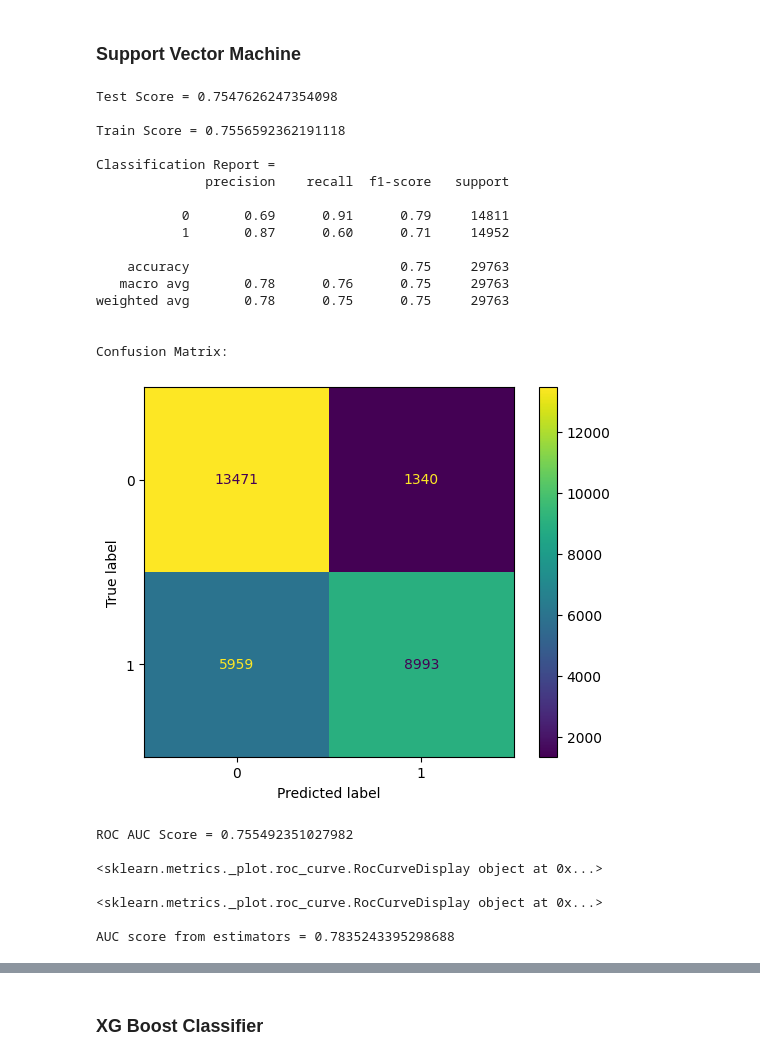
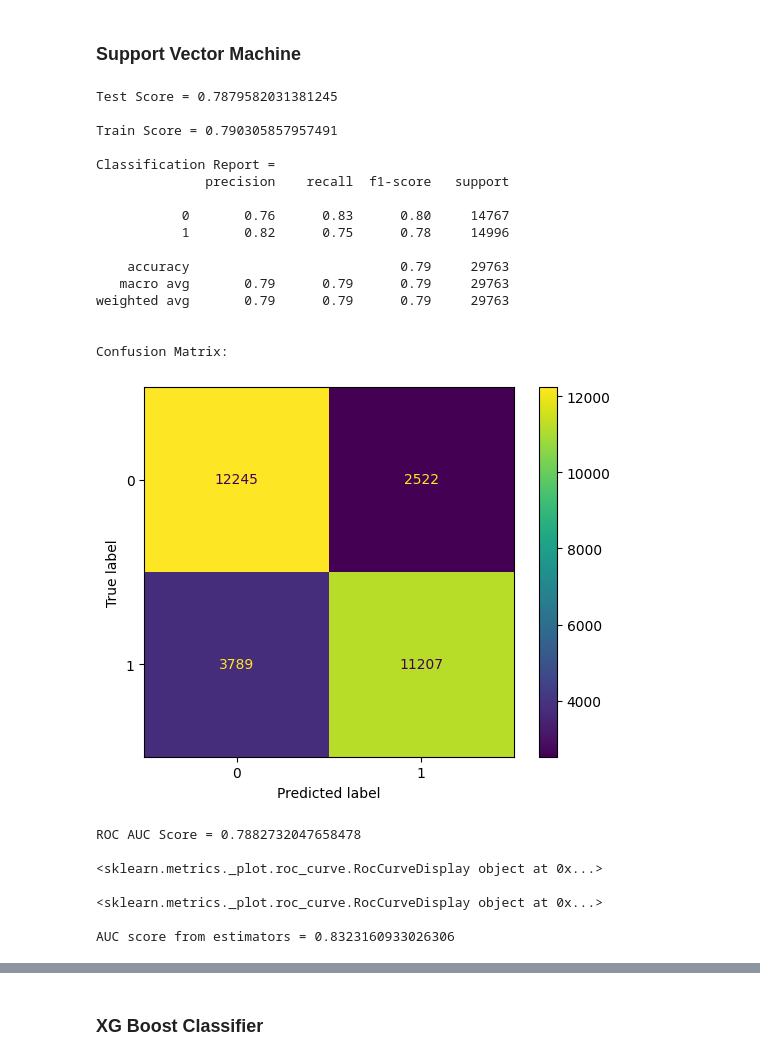
Before and after one commit to DDK1127/work_project, a Jupyter notebook: Phishing_Detection_url.ipynb, the cells around one changed output, grey strips where cells are left out. Drawn from its saved outputs; the diff is of its cells as text; code cells hidden in the pictures.

```diff
--- a/Phishing_Detection_url.ipynb
+++ b/Phishing_Detection_url.ipynb
@@ -266,5 +304,21 @@ AUC score from estimators = 0.885878899079354
 # %% [markdown]
 ### Random Forest Classifier
 # %%
-results['Random Forest'] = model_development(RandomForest)
+RandomForest = RandomForestClassifier(max_depth = None, max_features = 'sqrt', min_samples_leaf = 1, min_samples_split = 2, n_estimators = 350)
+# max_depth = None, max_features = 'sqrt', min_samples_leaf = 1, min_samples_split = 2, n_estimators = 350
+'''
+param_grid = {
+    'n_estimators': [200, 300, 350, 400],
+    'max_depth': [3, 5, None],
+    'min_samples_split': [1, 2, 5, 10],
+    'min_samples_leaf': [1, 2, 4],
+    'max_features': ['sqrt', 'log2', None]
+}
+grid_search = GridSearchCV(RandomForest, param_grid, cv=5)
+grid_search.fit(x_train, y_train)
+
+print("Best Parameters:", grid_search.best_params_)
+'''
+RandomForest.fit(x_train,y_train)
+results['Random Forest'] = model_development(x_train, y_train, x_test, y_test, RandomForest)
 # %% [output]
@@ -297,5 +351,7 @@ AUC score from estimators = 0.9695753302743514
 # %% [markdown]
 ### Naive Bayes
 # %%
-results['Naive Bayes'] = model_development(Naive)
+Naive = BernoulliNB()
+Naive.fit(x_train,y_train)
+results['Naive Bayes'] = model_development(x_train, y_train, x_test, y_test, Naive)
 # %% [output]
@@ -328,29 +384,44 @@ AUC score from estimators = 0.8425041694424115
 # %% [markdown]
 ### Support Vector Machine
 # %%
-results['Support Vector Machine'] = model_development(SVC)
+SVC = LinearSVC()
+''''
+param_grid = {
+    'C': [0.1, 1, 10, 100],
+    'gamma': [1, 0.1, 0.01, 0.001],
+    'kernel': ['linear', 'rbf', 'poly', 'sigmoid'],
+    'degree':[2, 3, 4]
+}
+grid_search = GridSearchCV(SVC, param_grid, cv=5)
+grid_search.fit(x_train, y_train)
+
+print("Best Parameters:", grid_search.best_params_)
+'''
+SVC.fit(x_train, y_train)
+
+results['Support Vector Machine'] = model_development(x_train, y_train, x_test, y_test,SVC)
 # %% [output]
-Test Score = 0.7547626247354098
+Test Score = 0.7879582031381245
 
-Train Score = 0.7556592362191118
+Train Score = 0.790305857957491
 
 Classification Report =
               precision    recall  f1-score   support
 
-           0       0.69      0.91      0.79     14811
-           1       0.87      0.60      0.71     14952
+           0       0.76      0.83      0.80     14767
+           1       0.82      0.75      0.78     14996
 
-    accuracy                           0.75     29763
-   macro avg       0.78      0.76      0.75     29763
-weighted avg       0.78      0.75      0.75     29763
+    accuracy                           0.79     29763
+   macro avg       0.79      0.79      0.79     29763
+weighted avg       0.79      0.79      0.79     29763
 
 
 Confusion Matrix:
-[figure, old version]
+[figure, new version]
-ROC AUC Score = 0.755492351027982
+ROC AUC Score = 0.7882732047658478
 
 <sklearn.metrics._plot.roc_curve.RocCurveDisplay object at 0x...>
 
 <sklearn.metrics._plot.roc_curve.RocCurveDisplay object at 0x...>
 
-AUC score from estimators = 0.7835243395298688
+AUC score from estimators = 0.8323160933026306
```
Also changed, not shown: parts of 17 cells of this notebook, 21 other files.
